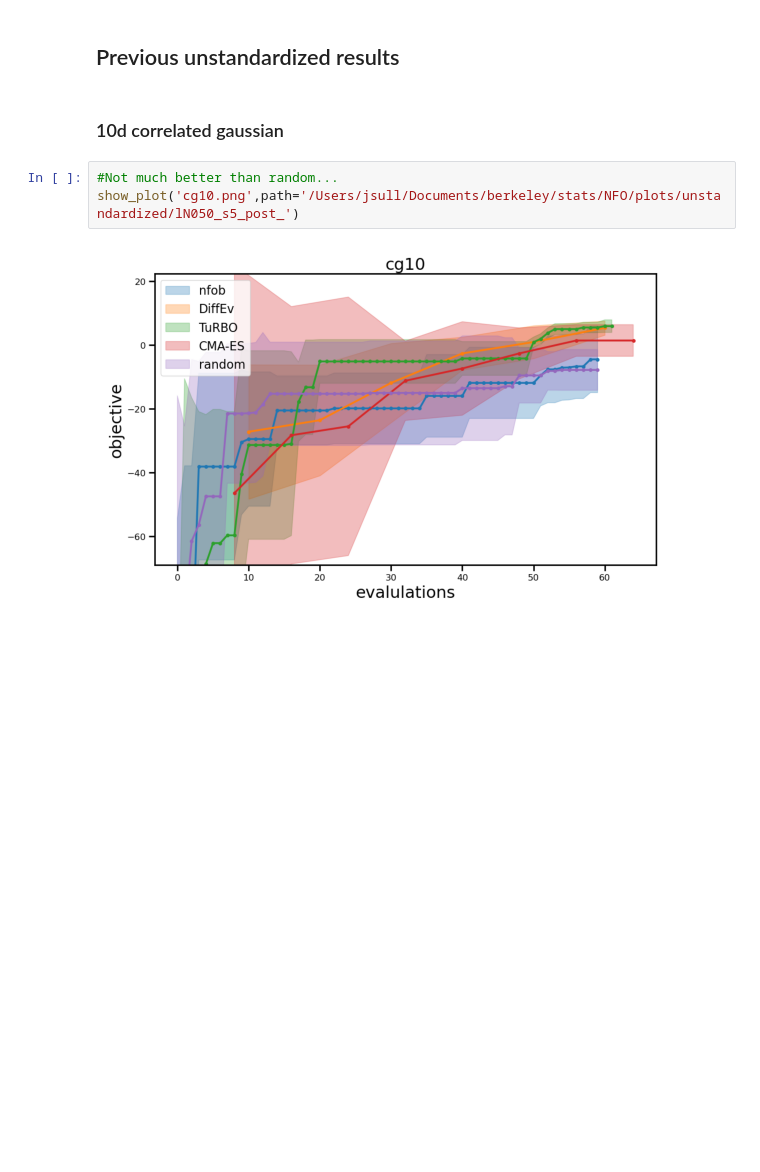
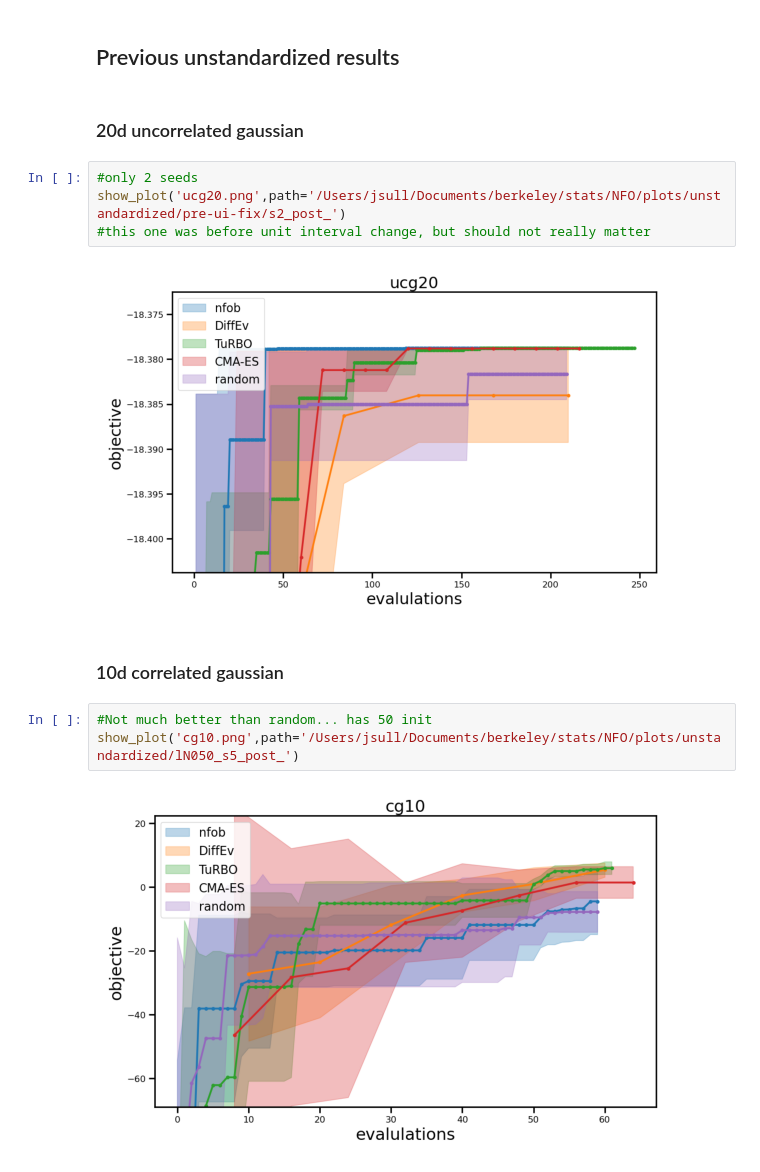
Before and after one commit to RichardGrumitt/nfmc_jax_tests, a Jupyter notebook: Posterior_Experiments.ipynb, the cells around one changed output. Drawn from its saved outputs; the diff is of its cells as text; blank space fills up the shorter version.

```diff
--- a/Posterior_Experiments.ipynb
+++ b/Posterior_Experiments.ipynb
@@ -71,10 +71,18 @@ show_plot('cc12.png',path='/Users/jsull/Documents/berkeley/stats/NFO/plots/stand
 [figure]
 # %% [markdown]
 ## Previous unstandardized results
+# %% [markdown]
+### 20d uncorrelated gaussian
+# %%
+#only 2 seeds
+show_plot('ucg20.png',path='/Users/jsull/Documents/berkeley/stats/NFO/plots/unstandardized/pre-ui-fix/s2_post_')
+#this one was before unit interval change, but should not really matter
+# %% [output]
+[figure, added]
 # %% [markdown]
 ### 10d correlated gaussian
 # %%
-#Not much better than random...
+#Not much better than random... has 50 init
 show_plot('cg10.png',path='/Users/jsull/Documents/berkeley/stats/NFO/plots/unstandardized/lN050_s5_post_')
 # %% [output]
 [figure]
```
